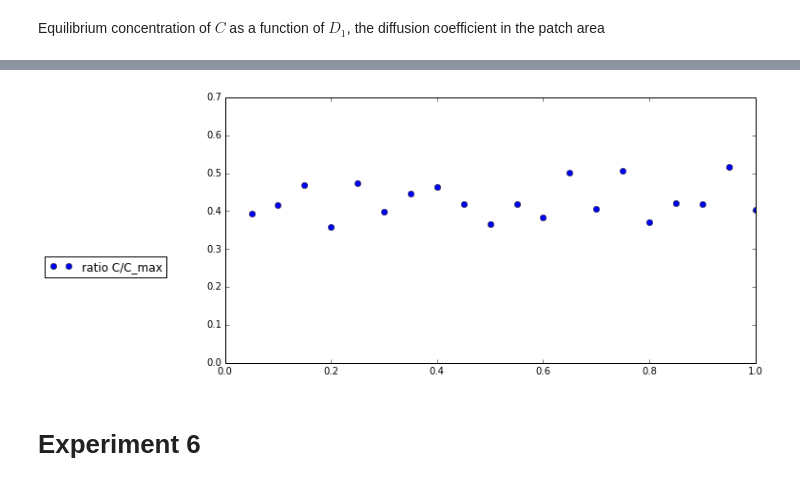
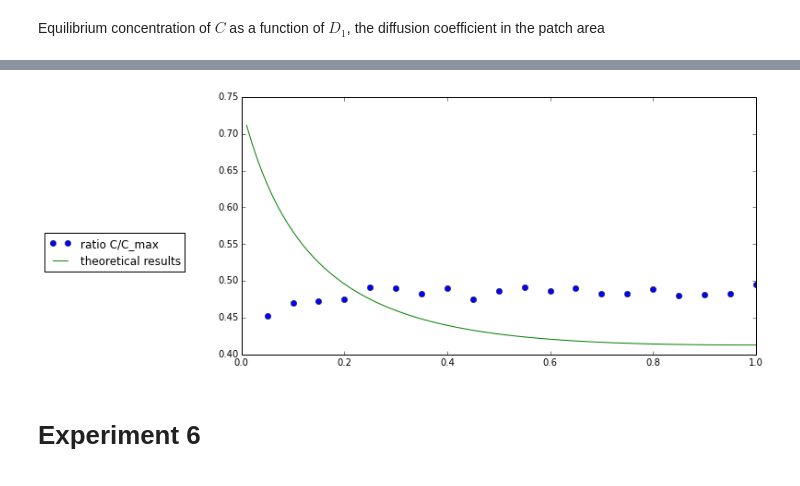
Before and after one commit to clementhenin/dynamical_process, a Jupyter notebook: results/Display.ipynb, the cells around one changed output, grey strips where cells are left out. Cells and saved outputs as stored; diff of their text form; code cells hidden in the pictures.

```diff
--- a/results/Display.ipynb
+++ b/results/Display.ipynb
@@ -92,9 +136 @@ data.tail()
 5 rows × 2 columns
-# %%
-plt.figure(figsize=(10,5))
-for c in data :
-    if c != "ro" :
-        l, = plt.plot(data["ro"], data[c], 'o', label=c)
-plt.legend(bbox_to_anchor=(-0.1,0.3),  loc = 4)
-plt.ylim((0,0.5))
-plt.show()
@@ -118,13 +202,44 @@ data.tail()
+# %%
+def expected_value(D1,phi) :
+    cb0 = 4500 / (800*800)
+    pon = 0.1
+    poff = 0.001
+
+    cb_patch = cb0 /(phi + (1-phi) * D1)
+    beta = pon / poff * cb_patch
+    return beta/(1 + beta)
+
+def expected_value2(D0, phi) :
+    pon = 0.1
+    poff = 0.001
+
+    S = 800. ** 2
+    a0 = 100
+    b0 = 4500
+    pon0 = pon / phi / S
+    pon1 = pon / (1-phi) / S
+
+    D0_frac_D1 = D0 * (1-phi) / phi
+
+    beta0 = pon0 * b0 / poff / (1 + D0_frac_D1)
+    beta1 = pon1 * b0 / poff / (1 + 1/D0_frac_D1)
+
+    C_eq0 = a0 /(1 + D0_frac_D1) / (1+1/beta0)
+    C_eq1 = a0 /(1 + 1/D0_frac_D1)/(1+1/beta1)
+
+
+    return (C_eq0 + C_eq1) / a0
 # %%
 plt.figure(figsize=(10,5))
 for c in data :
     if c != "D1/D0" :
-        l, = plt.plot(data["D1/D0"], data[c], 'o', label=c)
+        l, = plt.plot([ 1 / x for x in data["D1/D0"]], data[c], 'o', label=c)
+D_range = [i/100. for i in range(1,101)]
+plt.plot(D_range, [expected_value2(D1, 0.25) for D1 in D_range], label='theoretical results')
 plt.legend(bbox_to_anchor=(-0.1,0.3),  loc = 4)
-plt.ylim((0,0.7))
 plt.show()
 # %% [output]
-[figure, old version]
+[figure, new version]
 # %% [markdown]
 # Experiment 6
 # %% [markdown]
```
Also changed, not shown: parts of 20 cells of this notebook, 4 other files.
